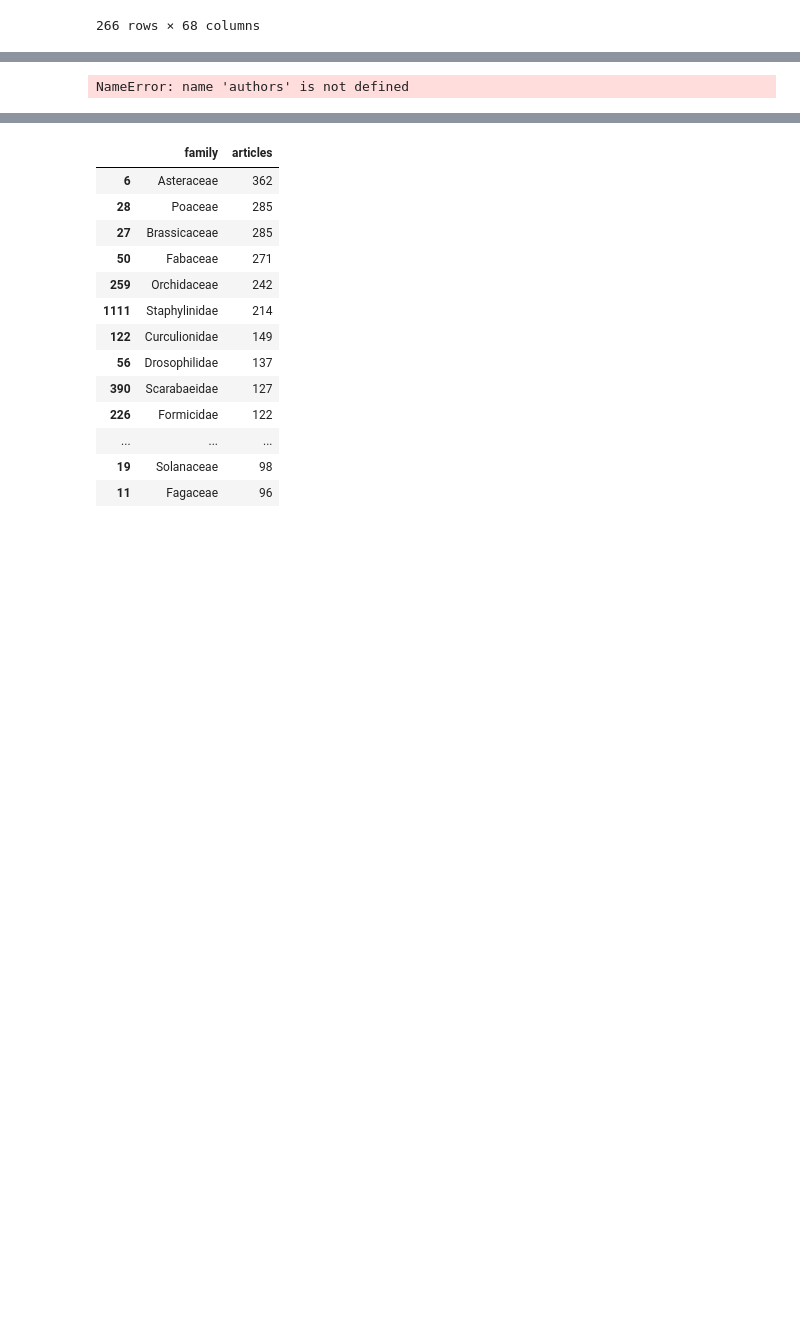
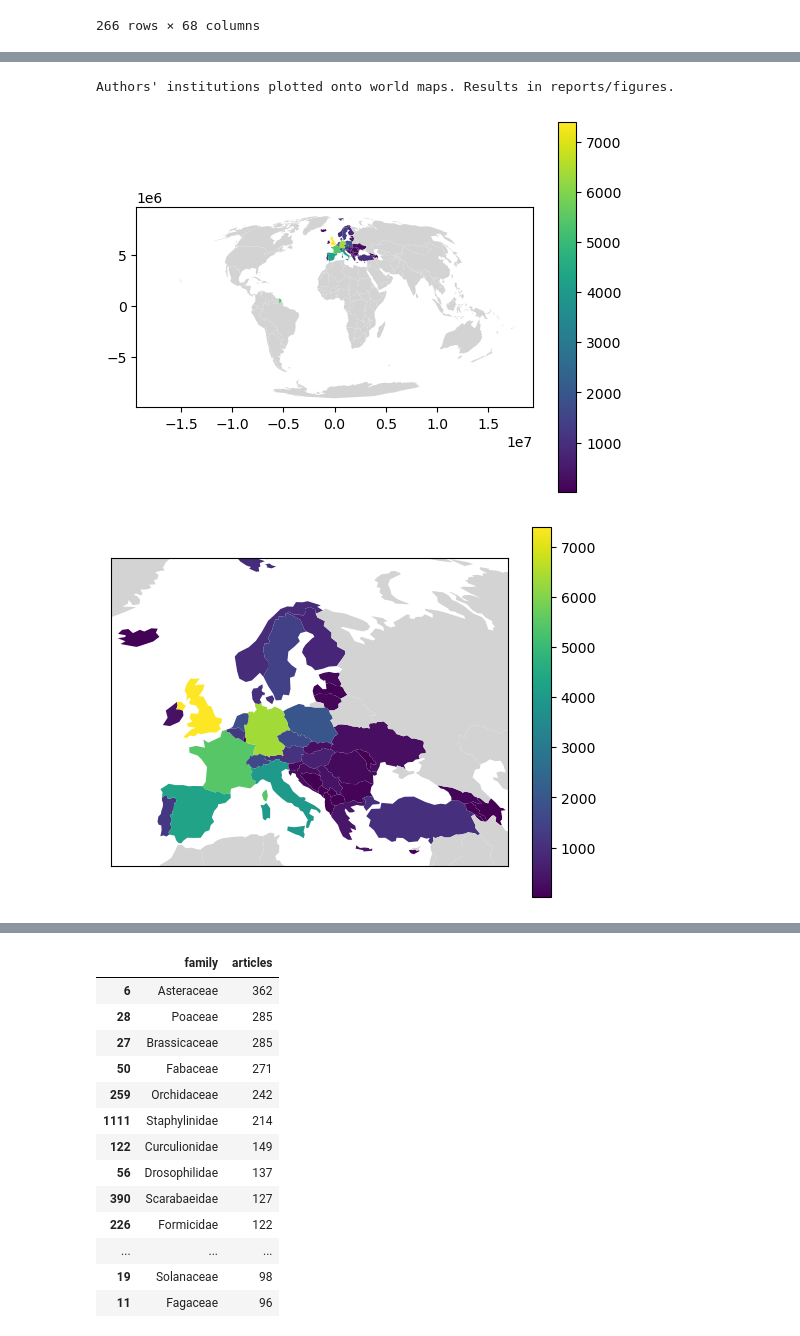
Before and after one commit to AgentschapPlantentuinMeise/Mapping-taxonomists, a Jupyter notebook: src/visualization/Exploration visualizations.ipynb, the cells around one changed output, grey strips where cells are left out. Saved outputs shown, nothing was run; the diff lists cells and outputs as text; code cells hidden in the pictures; blank space fills up the shorter version.

```diff
--- a/src/visualization/Exploration visualizations.ipynb
+++ b/src/visualization/Exploration visualizations.ipynb
@@ -219,13 +251,15 @@ plot_country_freqs(countries_freq, "../../reports/figures/map_european_authors",
 # %%
-countries_freq = freq_countries(authors)
+countries_freq = freq_countries(eu_authors)
 plot_country_freqs(countries_freq, "../../reports/figures/map_authors_of_european_articles")
 
 countries_freq = freq_countries(eu_authors)
 plot_country_freqs(countries_freq, "../../reports/figures/map_european_authors", europe=True)
 
 eujot_freq = freq_countries(eu_authors[eu_authors["inst_display_name"]=="European journal of taxonomy"])
 plot_country_freqs(eujot_freq, "../../reports/figures/map_eujot", europe=True)
 
 print("Authors' institutions plotted onto world maps. Results in reports/figures.")
 # %% [output]
-NameError: name 'authors' is not defined
+Authors' institutions plotted onto world maps. Results in reports/figures.
+[figure, added]
+[figure, added]
```
Also changed, not shown: parts of 14 cells of this notebook, 13 other files.
